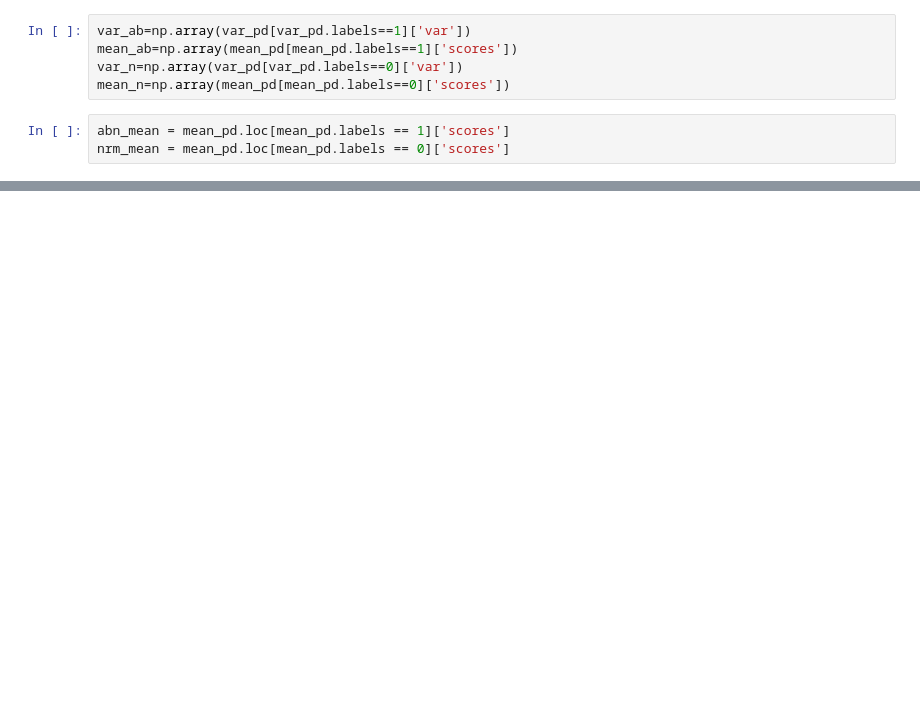
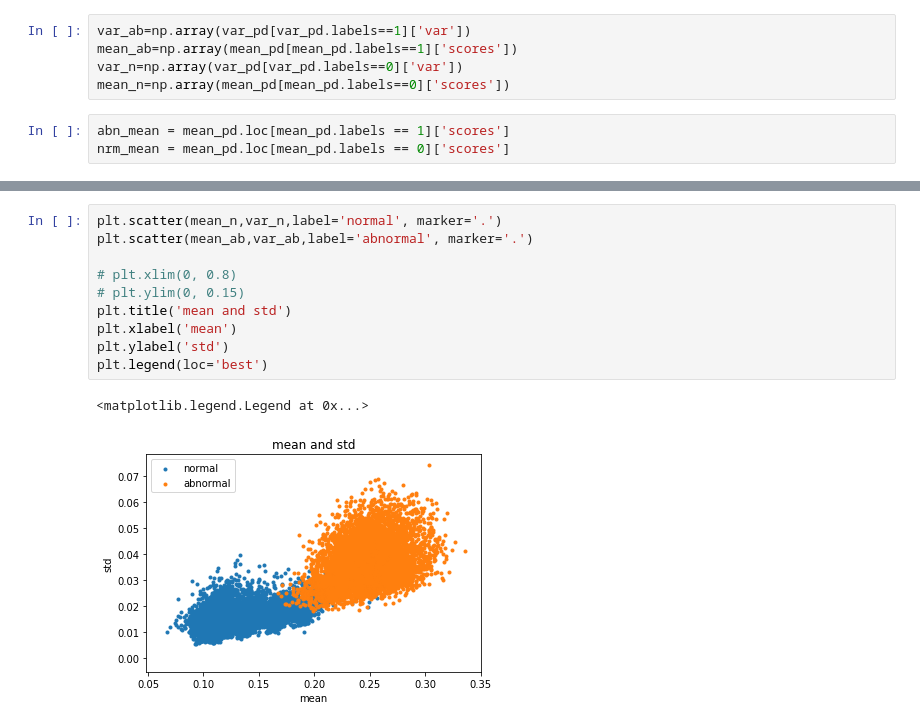
Before and after one commit to Xiaohui9607/AbnormalBDL, a Jupyter notebook: B-GEDC.ipynb, the cells around one changed output, grey strips where cells are left out. Drawn from its saved outputs; the diff is of its cells as text; blank space fills up the shorter version.

```diff
--- a/B-GEDC.ipynb
+++ b/B-GEDC.ipynb
@@ -43,0 +44,13 @@ plt.legend(loc='best')
+# %%
+plt.scatter(mean_n,var_n,label='normal', marker='.')
+plt.scatter(mean_ab,var_ab,label='abnormal', marker='.')
+
+# plt.xlim(0, 0.8)
+# plt.ylim(0, 0.15)
+plt.title('mean and std')
+plt.xlabel('mean')
+plt.ylabel('std')
+plt.legend(loc='best')
+# %% [output]
+<matplotlib.legend.Legend at 0x...>
+[figure, added]
```
Also changed, not shown: parts of 4 cells of this notebook, 2 other files.
